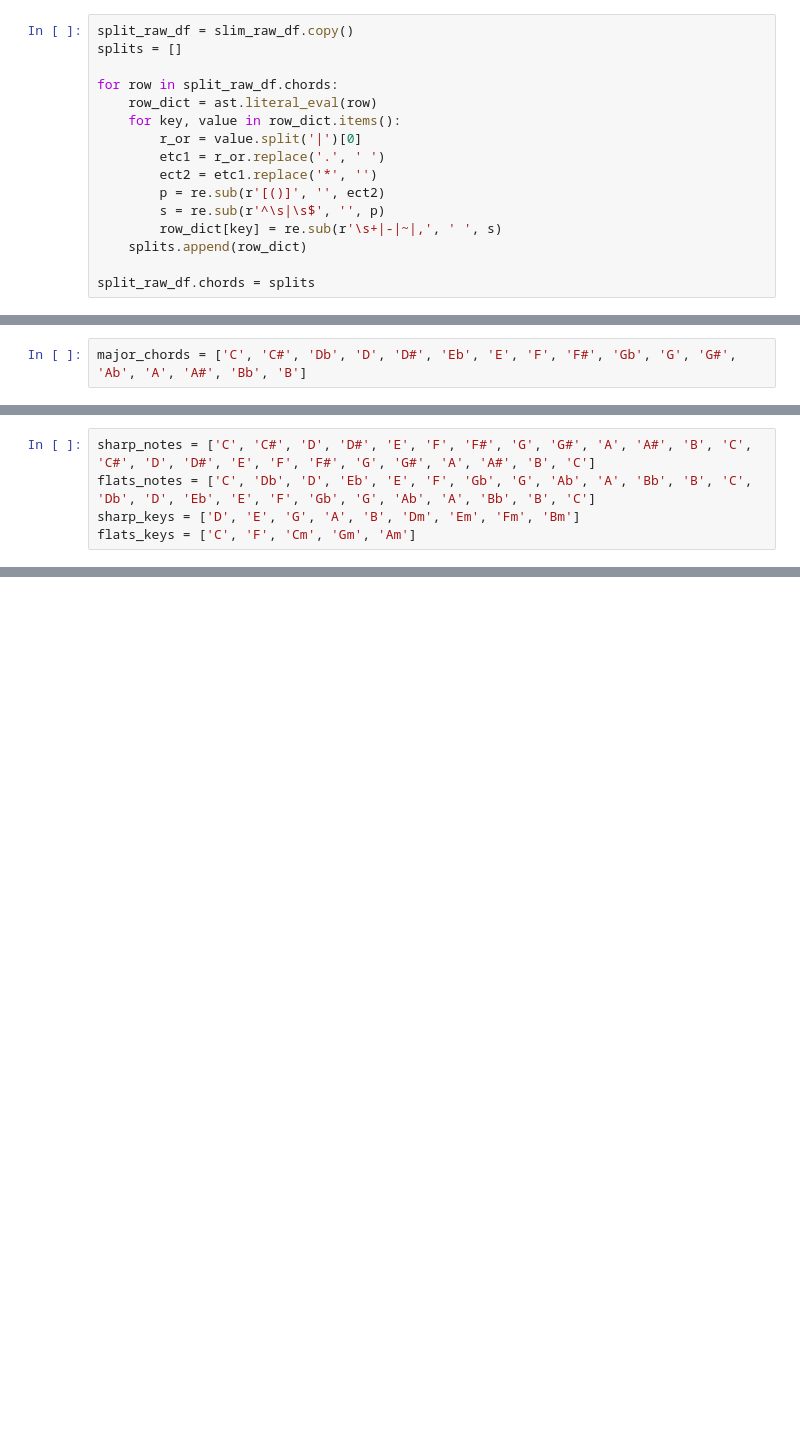
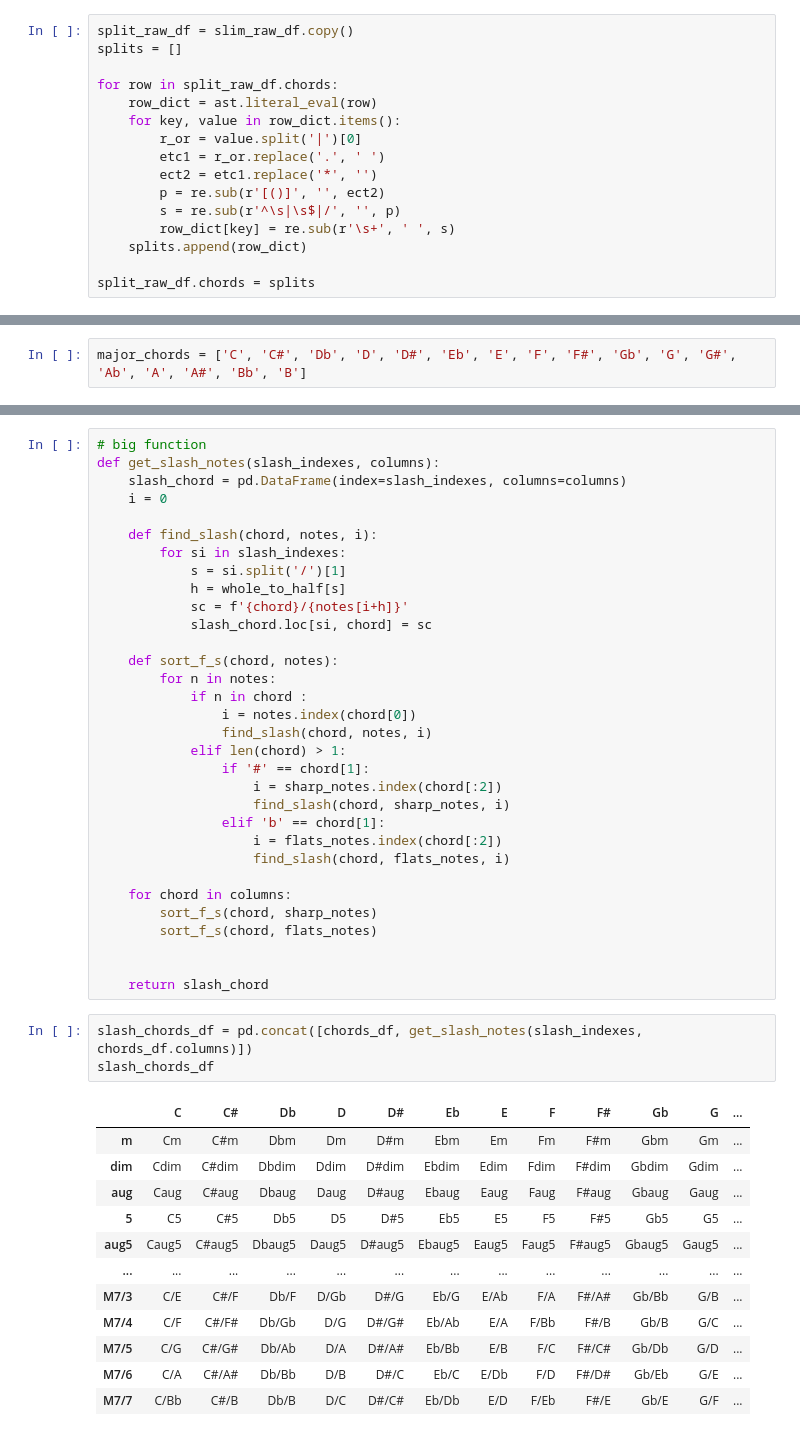
Before and after one commit to emilycardwell/final-project-cleaning, a Jupyter notebook: notebooks/new_cleaning.ipynb, the cells around one changed output, grey strips where cells are left out. Saved outputs shown, nothing was run; the diff lists cells and outputs as text; blank space fills up the shorter version.

Commit message:
finished chords formatting df

```diff
--- a/notebooks/new_cleaning.ipynb
+++ b/notebooks/new_cleaning.ipynb
@@ -41,8 +41,8 @@ for row in split_raw_df.chords:
         etc1 = r_or.replace('.', ' ')
         ect2 = etc1.replace('*', '')
         p = re.sub(r'[()]', '', ect2)
-        s = re.sub(r'^\s|\s$', '', p)
-        row_dict[key] = re.sub(r'\s+|-|~|,', ' ', s)
+        s = re.sub(r'^\s|\s$|/', '', p)
+        row_dict[key] = re.sub(r'\s+', ' ', s)
     splits.append(row_dict)
 
 split_raw_df.chords = splits
@@ -135,5 +137,0 @@ chords_df
-# %%
-sharp_notes = ['C', 'C#', 'D', 'D#', 'E', 'F', 'F#', 'G', 'G#', 'A', 'A#', 'B', 'C', 'C#', 'D', 'D#', 'E', 'F', 'F#', 'G', 'G#', 'A', 'A#', 'B', 'C']
-flats_notes = ['C', 'Db', 'D', 'Eb', 'E', 'F', 'Gb', 'G', 'Ab', 'A', 'Bb', 'B', 'C', 'Db', 'D', 'Eb', 'E', 'F', 'Gb', 'G', 'Ab', 'A', 'Bb', 'B', 'C']
-sharp_keys = ['D', 'E', 'G', 'A', 'B', 'Dm', 'Em', 'Fm', 'Bm']
-flats_keys = ['C', 'F', 'Cm', 'Gm', 'Am']
@@ -192,0 +138,48 @@ len(final_chords)
+# %%
+# big function
+def get_slash_notes(slash_indexes, columns):
+    slash_chord = pd.DataFrame(index=slash_indexes, columns=columns)
+    i = 0
+
+    def find_slash(chord, notes, i):
+        for si in slash_indexes:
+            s = si.split('/')[1]
+            h = whole_to_half[s]
+            sc = f'{chord}/{notes[i+h]}'
+            slash_chord.loc[si, chord] = sc
+
+    def sort_f_s(chord, notes):
+        for n in notes:
+            if n in chord :
+                i = notes.index(chord[0])
+                find_slash(chord, notes, i)
+            elif len(chord) > 1:
+                if '#' == chord[1]:
+                    i = sharp_notes.index(chord[:2])
+                    find_slash(chord, sharp_notes, i)
+                elif 'b' == chord[1]:
+                    i = flats_notes.index(chord[:2])
+                    find_slash(chord, flats_notes, i)
+
+    for chord in columns:
+        sort_f_s(chord, sharp_notes)
+        sort_f_s(chord, flats_notes)
+
+
+    return slash_chord
+# %%
+slash_chords_df = pd.concat([chords_df, get_slash_notes(slash_indexes, chords_df.columns)])
+slash_chords_df
+# %% [output]
+|  | C | C# | Db | D | D# | Eb | E | F | F# | Gb | G | ... |
+| m | Cm | C#m | Dbm | Dm | D#m | Ebm | Em | Fm | F#m | Gbm | Gm | ... |
+| dim | Cdim | C#dim | Dbdim | Ddim | D#dim | Ebdim | Edim | Fdim | F#dim | Gbdim | Gdim | ... |
+| aug | Caug | C#aug | Dbaug | Daug | D#aug | Ebaug | Eaug | Faug | F#aug | Gbaug | Gaug | ... |
+| 5 | C5 | C#5 | Db5 | D5 | D#5 | Eb5 | E5 | F5 | F#5 | Gb5 | G5 | ... |
+| aug5 | Caug5 | C#aug5 | Dbaug5 | Daug5 | D#aug5 | Ebaug5 | Eaug5 | Faug5 | F#aug5 | Gbaug5 | Gaug5 | ... |
+| ... | ... | ... | ... | ... | ... | ... | ... | ... | ... | ... | ... | ... |
+| M7/3 | C/E | C#/F | Db/F | D/Gb | D#/G | Eb/G | E/Ab | F/A | F#/A# | Gb/Bb | G/B | ... |
+| M7/4 | C/F | C#/F# | Db/Gb | D/G | D#/G# | Eb/Ab | E/A | F/Bb | F#/B | Gb/B | G/C | ... |
+| M7/5 | C/G | C#/G# | Db/Ab | D/A | D#/A# | Eb/Bb | E/B | F/C | F#/C# | Gb/Db | G/D | ... |
+| M7/6 | C/A | C#/A# | Db/Bb | D/B | D#/C | Eb/C | E/Db | F/D | F#/D# | Gb/Eb | G/E | ... |
+| M7/7 | C/Bb | C#/B | Db/B | D/C | D#/C# | Eb/Db | E/D | F/Eb | F#/E | Gb/E | G/F | ... |
```
Also changed, not shown: parts of 13 cells of this notebook.
